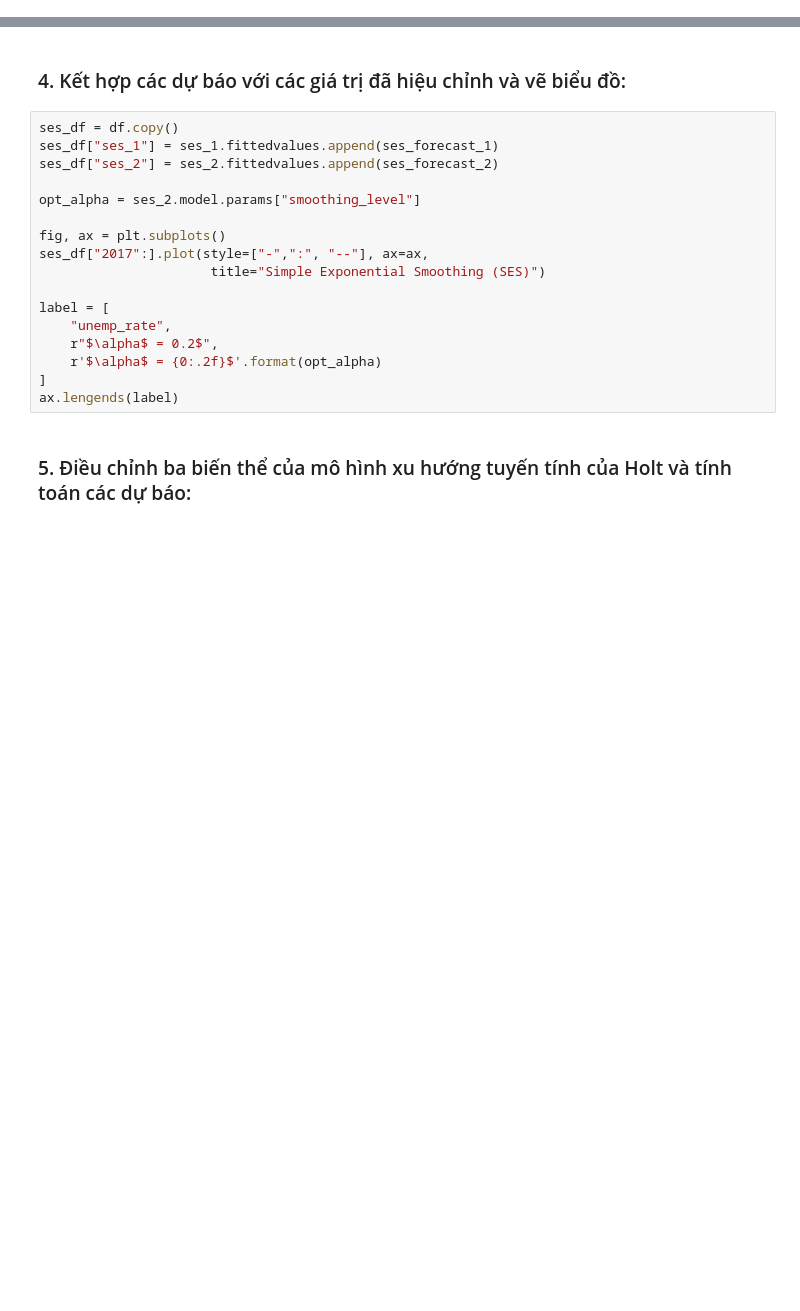
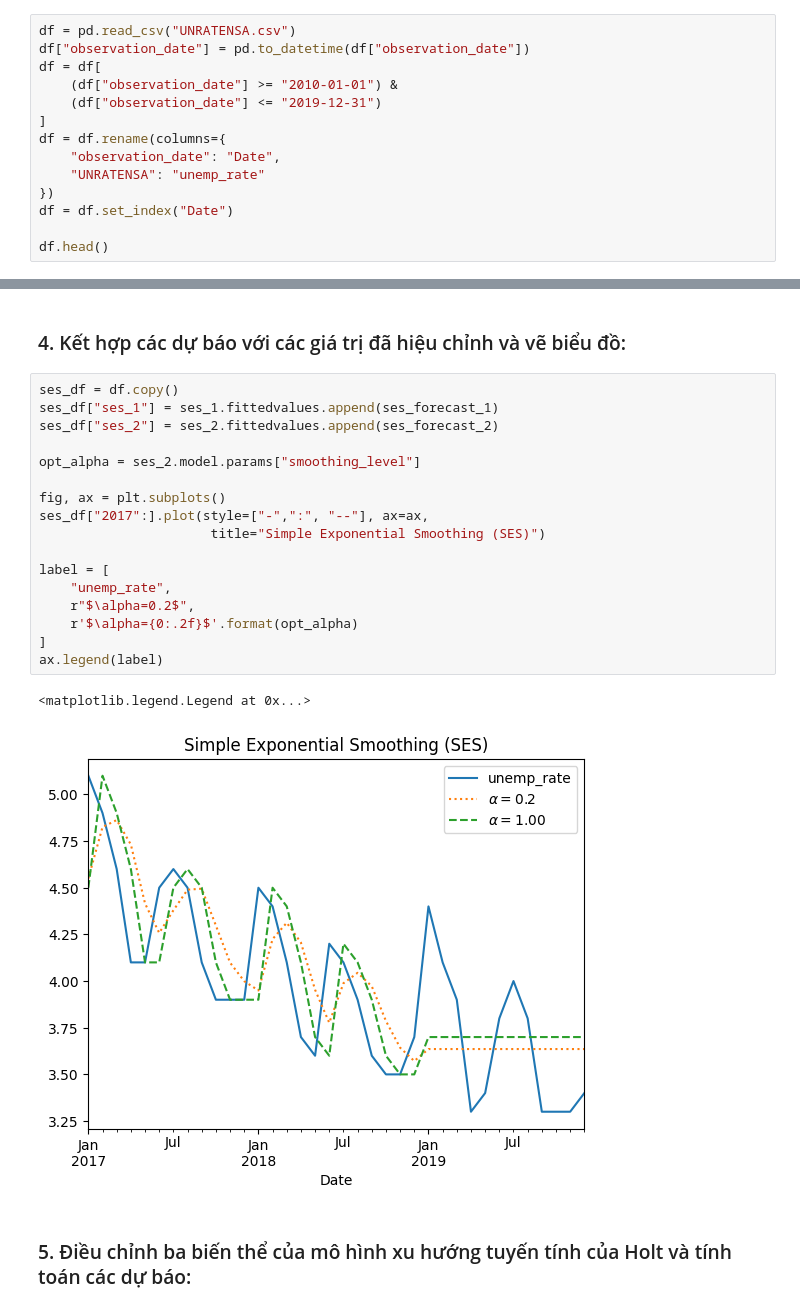
Before and after one commit to bibo0610/DATAMINING_20, a Jupyter notebook: chapter6.ipynb, the cells around one changed output, grey strips where cells are left out. Cells and saved outputs as stored; diff of their text form; blank space fills up the shorter version.

```diff
--- a/chapter6.ipynb
+++ b/chapter6.ipynb
@@ -278,0 +315,14 @@ from statsmodels.tsa.holtwinters import (ExponentialSmoothing,
+# %%
+df = pd.read_csv("UNRATENSA.csv")
+df["observation_date"] = pd.to_datetime(df["observation_date"])
+df = df[
+    (df["observation_date"] >= "2010-01-01") &
+    (df["observation_date"] <= "2019-12-31")
+]
+df = df.rename(columns={
+    "observation_date": "Date",
+    "UNRATENSA": "unemp_rate"
+})
+df = df.set_index("Date")
+
+df.head()
@@ -298,20 +360,23 @@ ses_1.param_formatted
 # %%
 ses_df = df.copy()
 ses_df["ses_1"] = ses_1.fittedvalues.append(ses_forecast_1)
 ses_df["ses_2"] = ses_2.fittedvalues.append(ses_forecast_2)
 
 opt_alpha = ses_2.model.params["smoothing_level"]
 
 fig, ax = plt.subplots()
 ses_df["2017":].plot(style=["-",":", "--"], ax=ax,
                       title="Simple Exponential Smoothing (SES)")
 
 label = [
     "unemp_rate",
-    r"$\alpha$ = 0.2$",
-    r'$\alpha$ = {0:.2f}$'.format(opt_alpha)
+    r"$\alpha=0.2$",
+    r'$\alpha={0:.2f}$'.format(opt_alpha)
 ]
-ax.lengends(label)
+ax.legend(label)
+# %% [output]
+<matplotlib.legend.Legend at 0x...>
+[figure, added]
 # %% [markdown]
 ### 5. Điều chỉnh ba biến thể của mô hình xu hướng tuyến tính của Holt và tính toán các dự báo:
 # %%
```
Also changed, not shown: parts of 48 cells of this notebook, 3 other files.
